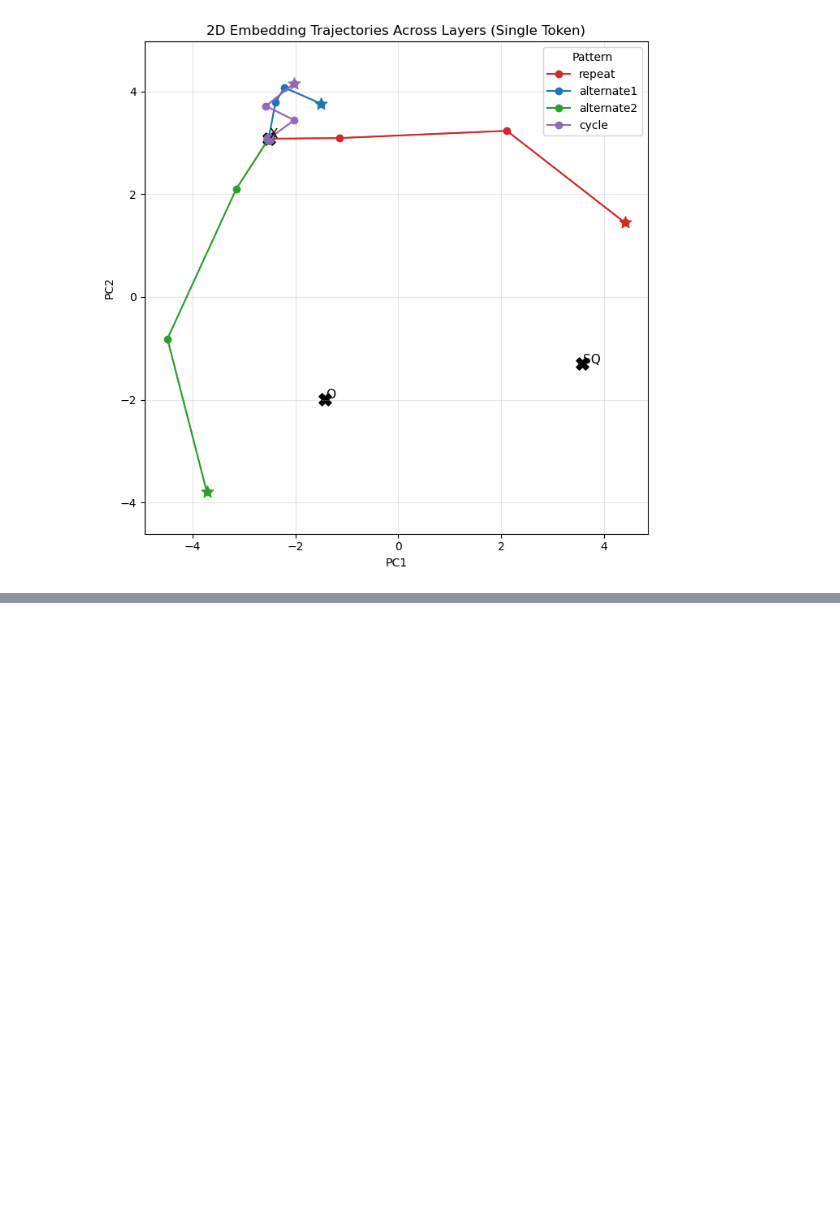
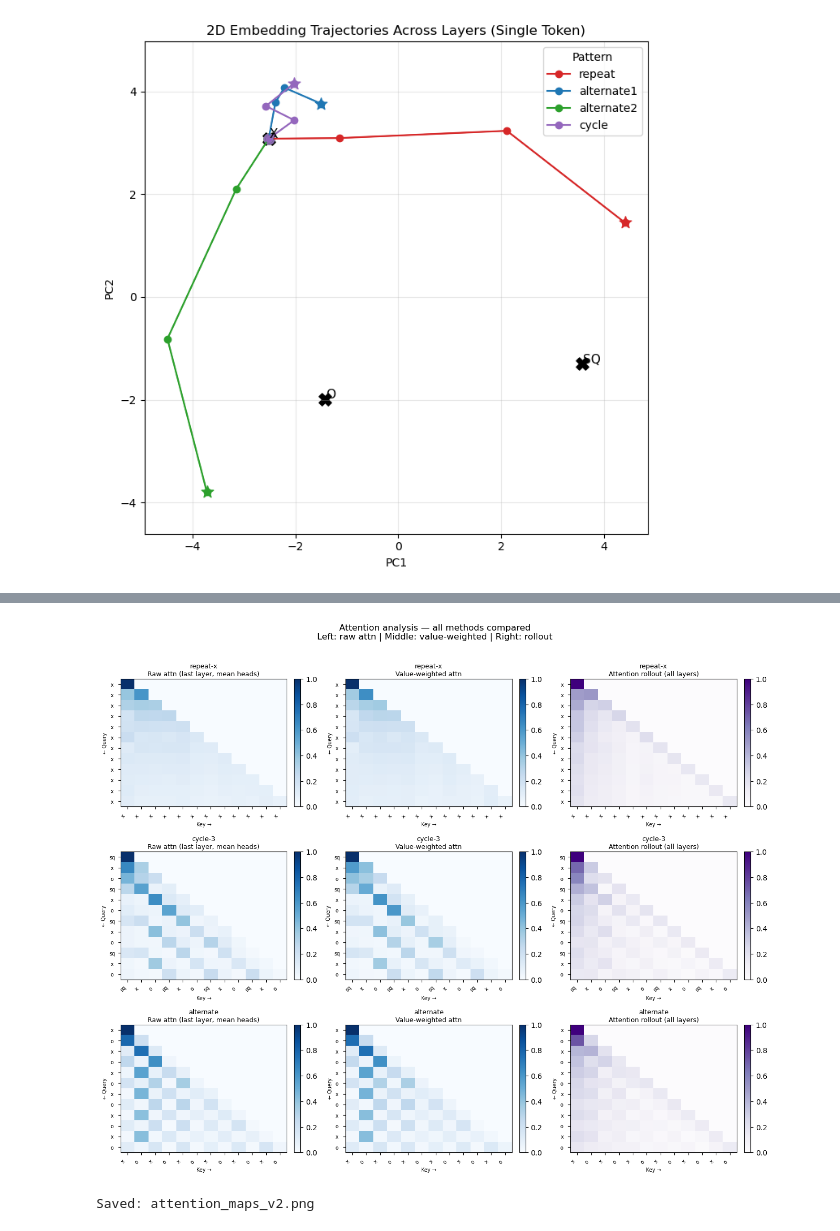
Before and after one commit to ismail-kaizoko/GenAI-101, a Jupyter notebook: LLM102_transformers.ipynb, the cells around one changed output, grey strips where cells are left out. Saved outputs shown, nothing was run; the diff lists cells and outputs as text; code cells hidden in the pictures; blank space fills up the shorter version.

```diff
--- a/LLM102_transformers.ipynb
+++ b/LLM102_transformers.ipynb
@@ -914,0 +1180,5 @@ plt.show()
+# %%
+plot_attention_maps_v2(model)
+# %% [output]
+[figure, added]
+Saved: attention_maps_v2.png
```
Also changed, not shown: parts of 5 cells of this notebook.
